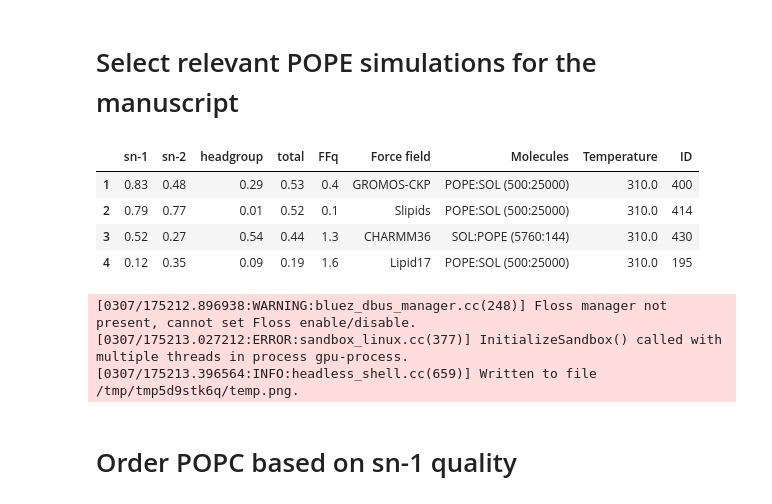
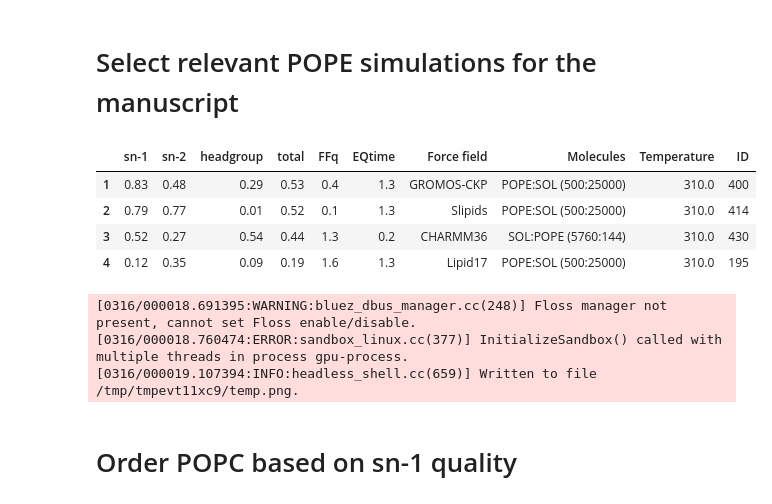
Before and after one commit to NMRLipids/DataBankManuscriptText, a Jupyter notebook: Figures/scripts/RankingTable.ipynb, the cells around one changed output. Drawn from its saved outputs; the diff is of its cells as text; code cells hidden in the pictures.

```diff
--- a/Figures/scripts/RankingTable.ipynb
+++ b/Figures/scripts/RankingTable.ipynb
@@ -146,12 +146,17 @@ with open(NMRlipidsDataBankFolder + 'Data/Ranking/SYSTEM_total_Ranking.json') as
 TotalRanking = []
 index = 0
 for i in ranking:
-    print(i['system'])
     EQtimesFilePath = '../../../Databank/Scripts/AnalyzeDatabank/' + i['system']['path'] + '/eq_times.json'
-    #!cat {EQtimesFilePath}
     with open(EQtimesFilePath) as file:
         EQtimes = json.load(file)
-    print(EQtimes)
+
+    AVsum = 0
+    AVnr = 0
+    for j in EQtimes:
+        AVsum += EQtimes[j]
+        AVnr += 1
+
+    EQtimeAV = AVsum/AVnr
 
     dictToBeAdded = {}
     dictToBeAdded['tails'] = i['TotalQuality']['tails']
@@ -162,6 +167,8 @@ for i in ranking:
         dictToBeAdded['FFq'] = i['TotalQuality']['FFQuality']
     except:
         dictToBeAdded['FFq'] = ''
+
+    dictToBeAdded['EQtime'] = round(EQtimeAV,1)
 
     if i['system']['FF'] in lipid17:
         dictToBeAdded['Force field'] = 'lipid17'
@@ -236,6 +233,19 @@ with open(NMRlipidsDataBankFolder + 'Data/Ranking/POPE_sn-1_Ranking.json') as fi
 TotalRanking = []
 index = 0
 for i in ranking:
+    EQtimesFilePath = '../../../Databank/Scripts/AnalyzeDatabank/' + i['system']['path'] + '/eq_times.json'
+    #!cat {EQtimesFilePath}
+    with open(EQtimesFilePath) as file:
+        EQtimes = json.load(file)
+
+    AVsum = 0
+    AVnr = 0
+    for j in EQtimes:
+        AVsum += EQtimes[j]
+        AVnr += 1
+
+    EQtimeAV = AVsum/AVnr
+
     dictToBeAdded = {}
     dictToBeAdded['OPquality'] = i['TotalQuality']['total']
     dictToBeAdded['Headgroup'] = i['TotalQuality']['headgroup']
@@ -245,6 +255,8 @@ for i in ranking:
         dictToBeAdded['FFquality'] = i['TotalQuality']['FFQuality']
     except:
         dictToBeAdded['FFquality'] = ''
+
+    dictToBeAdded['EQtime'] = round(EQtimeAV,1)
 
     if i['system']['FF'] in lipid17:
         dictToBeAdded['Force field'] = 'lipid17'
@@ -301,6 +314,20 @@ index = 0
 for i in ranking:
     if i['TotalQuality']['ID'] not in IDs:
         continue
+
+    EQtimesFilePath = '../../../Databank/Scripts/AnalyzeDatabank/' + i['system']['path'] + '/eq_times.json'
+    #!cat {EQtimesFilePath}
+    with open(EQtimesFilePath) as file:
+        EQtimes = json.load(file)
+
+    AVsum = 0
+    AVnr = 0
+    for j in EQtimes:
+        AVsum += EQtimes[j]
+        AVnr += 1
+
+    EQtimeAV = AVsum/AVnr
+
     dictToBeAdded = {}
     dictToBeAdded['sn-1'] = i['POPE']['sn-1']
     dictToBeAdded['sn-2'] = i['POPE']['sn-2']
@@ -312,42 +339,44 @@ for i in ranking:
         dictToBeAdded['FFq'] = i['TotalQuality']['FFQuality']
     except:
         dictToBeAdded['FFq'] = ''
+
+    dictToBeAdded['EQtime'] = round(EQtimeAV,1)
 
     if i['system']['FF'] in lipid17:
         dictToBeAdded['Force field'] = 'lipid17'
     elif i['system']['FF'] in gromosCKP:
         dictToBeAdded['Force field'] = 'GROMOS-CKP'
     elif i['system']['FF'] in ECClipids:
          dictToBeAdded['Force field'] = 'ECClipids'
     elif i['system']['FF'] in lipid17ff99:
             dictToBeAdded['Force field'] = 'Lipid17 (ff99 ions)'
     elif i['system']['FF'] in lipid17dang:
         dictToBeAdded['Force field'] = 'Lipid17 (Dang ions)'
     elif i['system']['FF'] in BergerHoljte:
         dictToBeAdded['Force field'] = 'Berger/Höltje'
     else:
         dictToBeAdded['Force field'] = i['TotalQuality']['Forcefield']
 
     dictToBeAdded['Molecules'] = i['TotalQuality']['Molecules'] + i['TotalQuality']['Number of molecules']
     dictToBeAdded['Temperature'] = i['TotalQuality']['Temperature']
     dictToBeAdded['ID'] = i['TotalQuality']['ID']
     if index < 13:
         TotalRanking.append(dictToBeAdded)
     index += 1
 
 TR = pd.json_normalize(TotalRanking)
 TR.index = TR.index + 1
 display(TR)
 dfi.export(TR,"TotalRankingPOPE.png")
 # %% [output]
-|  | sn-1 | sn-2 | headgroup | total | FFq | Force field | Molecules | Temperature | ID |
-| 1 | 0.83 | 0.48 | 0.29 | 0.53 | 0.4 | GROMOS-CKP | POPE:SOL (500:25000) | 310.0 | 400 |
-| 2 | 0.79 | 0.77 | 0.01 | 0.52 | 0.1 | Slipids | POPE:SOL (500:25000) | 310.0 | 414 |
-| 3 | 0.52 | 0.27 | 0.54 | 0.44 | 1.3 | CHARMM36 | SOL:POPE (5760:144) | 310.0 | 430 |
-| 4 | 0.12 | 0.35 | 0.09 | 0.19 | 1.6 | Lipid17 | POPE:SOL (500:25000) | 310.0 | 195 |
+|  | sn-1 | sn-2 | headgroup | total | FFq | EQtime | Force field | Molecules | Temperature | ID |
+| 1 | 0.83 | 0.48 | 0.29 | 0.53 | 0.4 | 1.3 | GROMOS-CKP | POPE:SOL (500:25000) | 310.0 | 400 |
+| 2 | 0.79 | 0.77 | 0.01 | 0.52 | 0.1 | 1.3 | Slipids | POPE:SOL (500:25000) | 310.0 | 414 |
+| 3 | 0.52 | 0.27 | 0.54 | 0.44 | 1.3 | 0.2 | CHARMM36 | SOL:POPE (5760:144) | 310.0 | 430 |
+| 4 | 0.12 | 0.35 | 0.09 | 0.19 | 1.6 | 1.3 | Lipid17 | POPE:SOL (500:25000) | 310.0 | 195 |
-[0307/175212.896938:WARNING:bluez_dbus_manager.cc(248)] Floss manager not present, cannot set Floss enable/disable.
-[0307/175213.027212:ERROR:sandbox_linux.cc(377)] InitializeSandbox() called with multiple threads in process gpu-process.
-[0307/175213.396564:INFO:headless_shell.cc(659)] Written to file /tmp/tmp5d9stk6q/temp.png.
+[0316/000018.691395:WARNING:bluez_dbus_manager.cc(248)] Floss manager not present, cannot set Floss enable/disable.
+[0316/000018.760474:ERROR:sandbox_linux.cc(377)] InitializeSandbox() called with multiple threads in process gpu-process.
+[0316/000019.107394:INFO:headless_shell.cc(659)] Written to file /tmp/tmpevt11xc9/temp.png.
 # %% [markdown]
 # Order POPC based on sn-1 quality
 # %%
```
Also changed, not shown: parts of 4 cells of this notebook, 1 other file.
